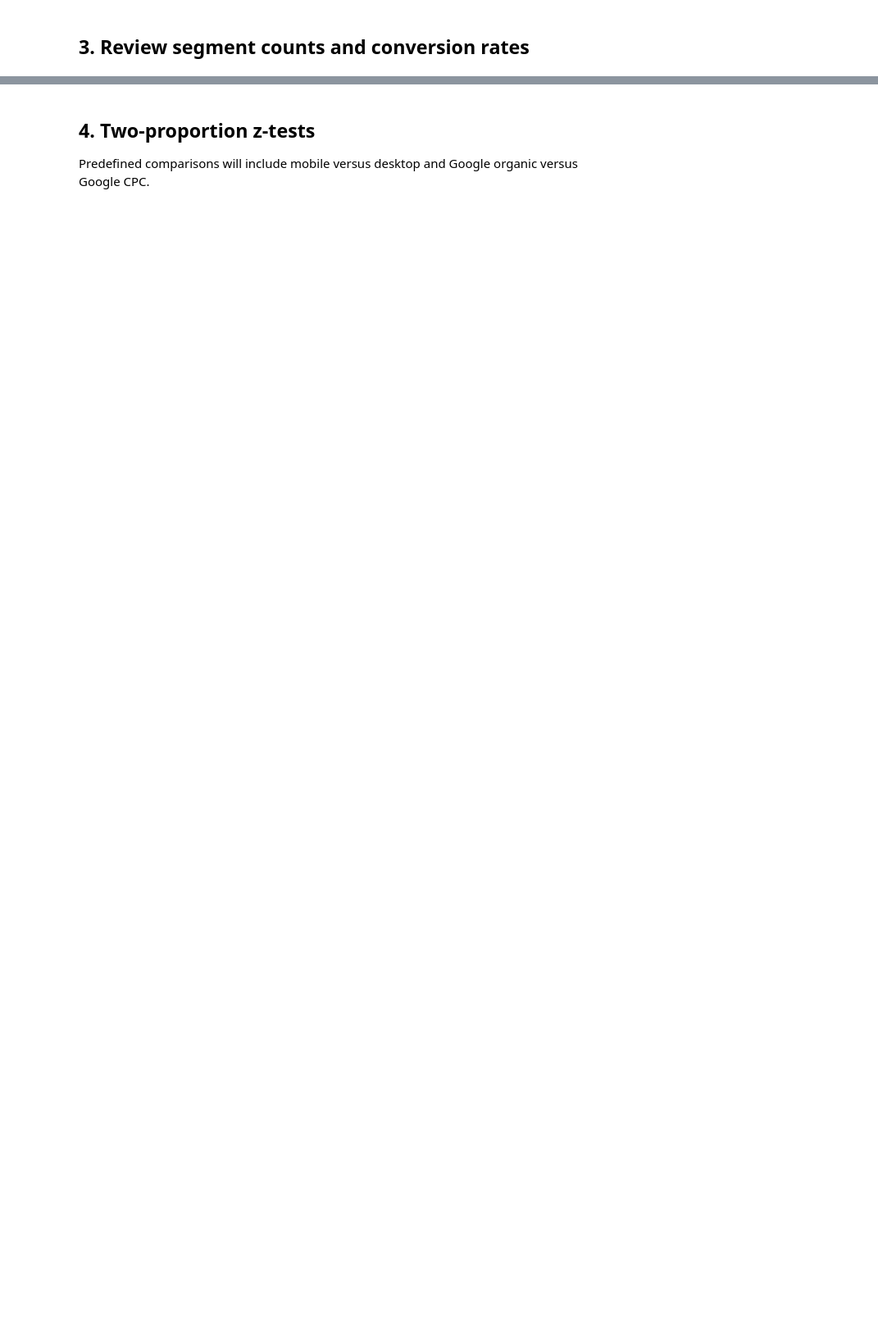
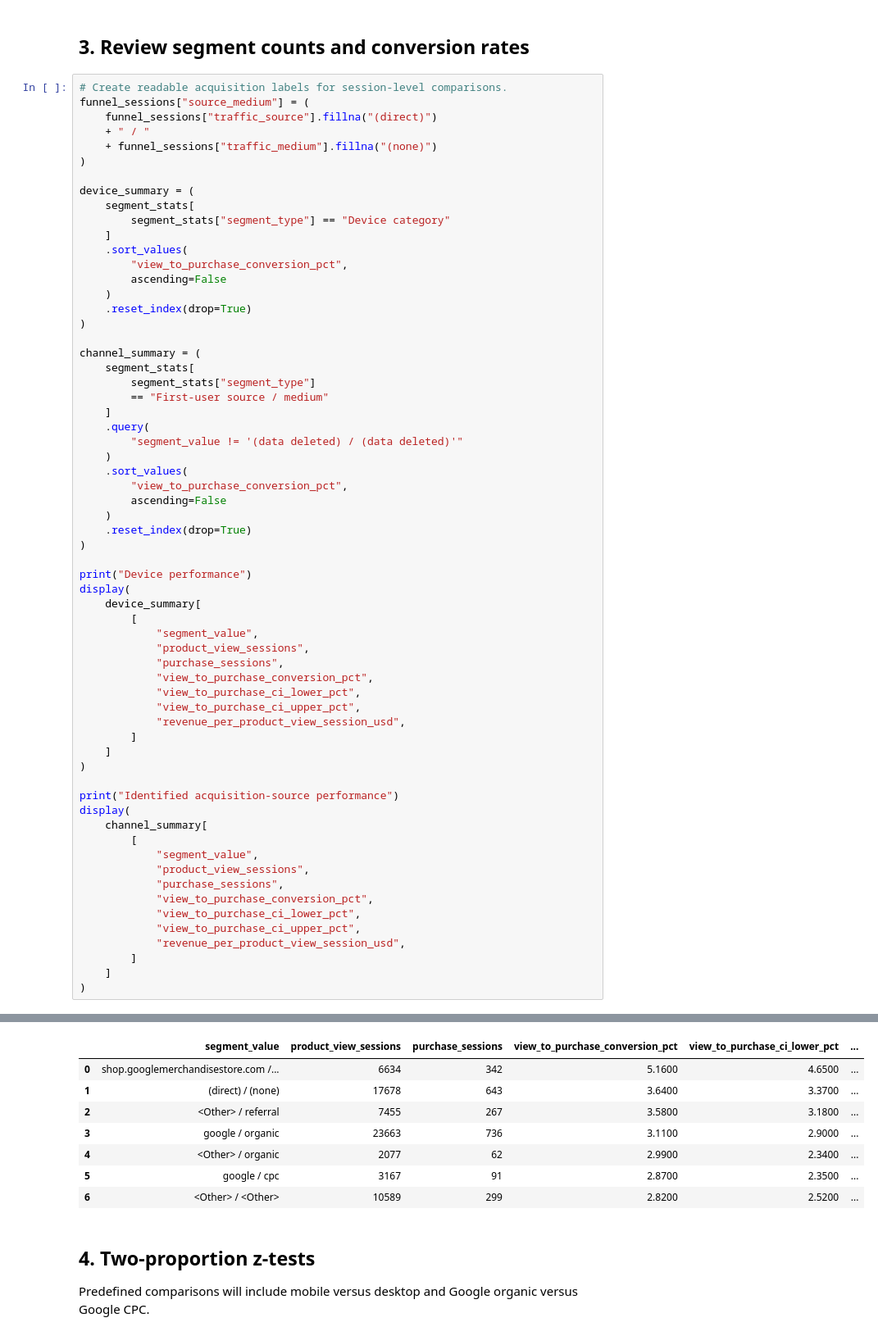
Before and after one commit to harishvaleti/google-product-analytics, a Jupyter notebook: notebooks/funnel_segment_analysis.ipynb, the cells around one changed output, grey strips where cells are left out. Shown at 82% size. Saved outputs shown, nothing was run; the diff lists cells and outputs as text; blank space fills up the shorter version.

```diff
--- a/notebooks/funnel_segment_analysis.ipynb
+++ b/notebooks/funnel_segment_analysis.ipynb
@@ -68,2 +83,66 @@ display(funnel_sessions.head())
 # %% [markdown]
 ## 3. Review segment counts and conversion rates
+# %%
+# Create readable acquisition labels for session-level comparisons.
+funnel_sessions["source_medium"] = (
+    funnel_sessions["traffic_source"].fillna("(direct)")
+    + " / "
+    + funnel_sessions["traffic_medium"].fillna("(none)")
+)
+
+device_summary = (
+    segment_stats[
+        segment_stats["segment_type"] == "Device category"
+    ]
+    .sort_values(
+        "view_to_purchase_conversion_pct",
+        ascending=False
+    )
+    .reset_index(drop=True)
+)
+
+channel_summary = (
+    segment_stats[
+        segment_stats["segment_type"]
+        == "First-user source / medium"
+    ]
+    .query(
+        "segment_value != '(data deleted) / (data deleted)'"
+    )
+    .sort_values(
+        "view_to_purchase_conversion_pct",
+        ascending=False
+    )
+    .reset_index(drop=True)
+)
+
+print("Device performance")
+display(
+    device_summary[
+        [
+            "segment_value",
+            "product_view_sessions",
+            "purchase_sessions",
+            "view_to_purchase_conversion_pct",
+            "view_to_purchase_ci_lower_pct",
+            "view_to_purchase_ci_upper_pct",
+            "revenue_per_product_view_session_usd",
+        ]
+    ]
+)
+
+print("Identified acquisition-source performance")
+display(
+    channel_summary[
+        [
+            "segment_value",
+            "product_view_sessions",
+            "purchase_sessions",
+            "view_to_purchase_conversion_pct",
+            "view_to_purchase_ci_lower_pct",
+            "view_to_purchase_ci_upper_pct",
+            "revenue_per_product_view_session_usd",
+        ]
+    ]
+)
+# %% [output]
@@ -70,3 +155,11 @@ display(funnel_sessions.head())
+|  | segment_value | product_view_sessions | purchase_sessions | view_to_purchase_conversion_pct | view_to_purchase_ci_lower_pct | ... |
+| 0 | shop.googlemerchandisestore.com /... | 6634 | 342 | 5.1600 | 4.6500 | ... |
+| 1 | (direct) / (none) | 17678 | 643 | 3.6400 | 3.3700 | ... |
+| 2 | <Other> / referral | 7455 | 267 | 3.5800 | 3.1800 | ... |
+| 3 | google / organic | 23663 | 736 | 3.1100 | 2.9000 | ... |
+| 4 | <Other> / organic | 2077 | 62 | 2.9900 | 2.3400 | ... |
+| 5 | google / cpc | 3167 | 91 | 2.8700 | 2.3500 | ... |
+| 6 | <Other> / <Other> | 10589 | 299 | 2.8200 | 2.5200 | ... |
 # %% [markdown]
 ## 4. Two-proportion z-tests
 
```
Also changed, not shown: parts of 4 cells of this notebook.
